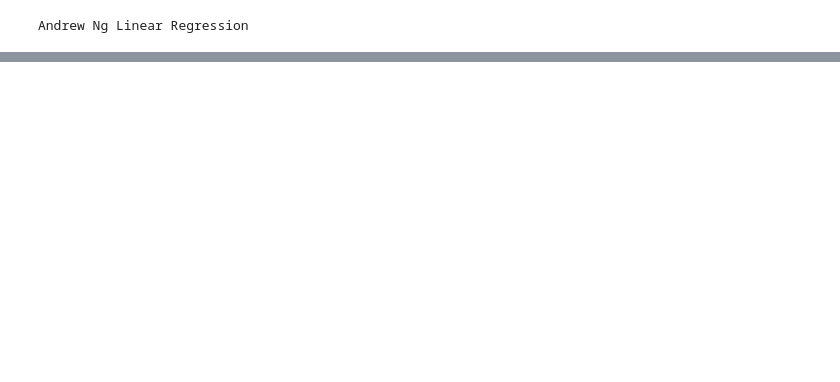
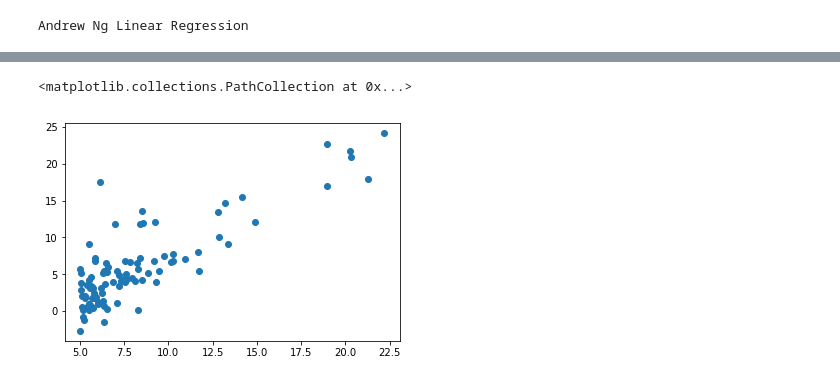
Before and after one commit to aist2000/ML-public, a Jupyter notebook: ANG_Ex1.ipynb, the cells around one changed output, grey strips where cells are left out. Saved outputs shown, nothing was run; the diff lists cells and outputs as text; code cells hidden in the pictures; blank space fills up the shorter version.

```diff
--- a/ANG_Ex1.ipynb
+++ b/ANG_Ex1.ipynb
@@ -32,0 +14,5 @@ Andrew Ng Linear Regression
+# %%
+url="https://raw.githubusercontent.com/aist2000/ml-test/master/py/machine-learning-ex1/ex1data1.txt"
+data = pd.read_csv(url, header=None)
+data.head()
+data.describe()
@@ -32,0 +29,10 @@ Andrew Ng Linear Regression
+# %%
+data.head()
+
+x = data[0]
+y = data[1]
+
+plt.scatter(x,y)
+# %% [output]
+<matplotlib.collections.PathCollection at 0x...>
+[figure, added]
```
Also changed, not shown: parts of 14 cells of this notebook.
